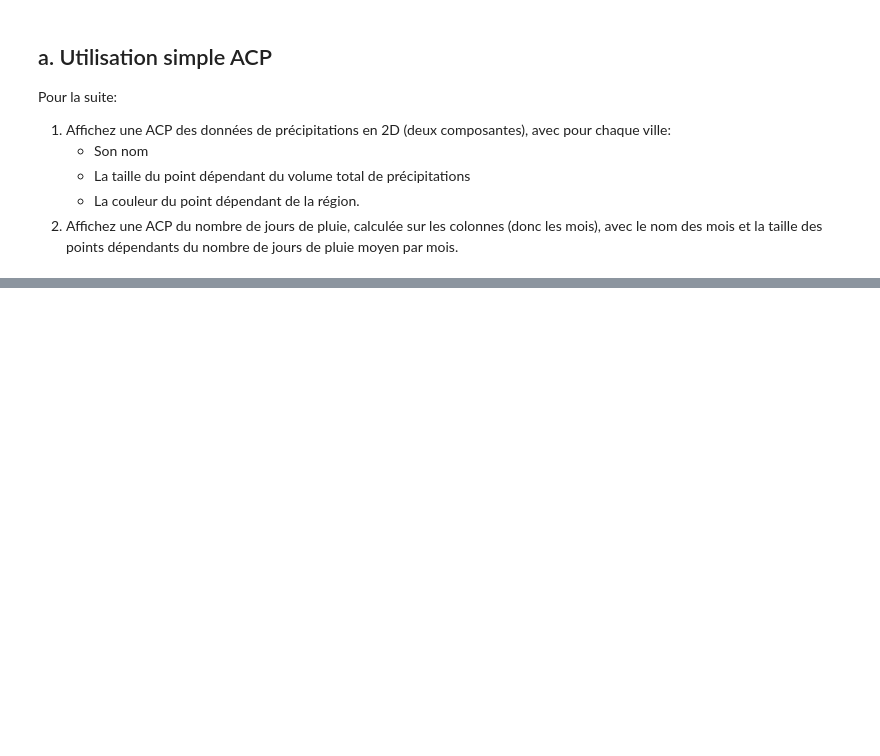
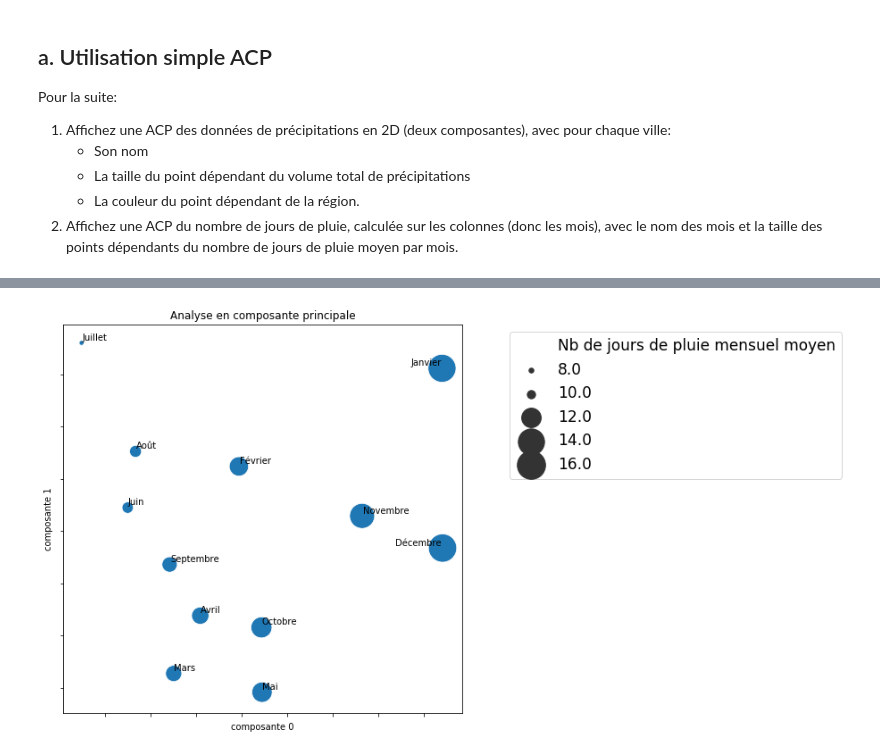
Before and after one commit to campusplage/compte-rendus-brun-franc, a Jupyter notebook: TP2_sklearn.ipynb, the cells around one changed output, grey strips where cells are left out. Cells and saved outputs as stored; diff of their text form; code cells hidden in the pictures; blank space fills up the shorter version.

```diff
--- a/TP2_sklearn.ipynb
+++ b/TP2_sklearn.ipynb
@@ -390,0 +519,23 @@ Pour la suite:
+# %%
+# Réalisons un affichage de nuage de points, où chaque donnée (mois) va apparaître
+g = sns.scatterplot(x='composante 0',
+                y='composante 1',
+                size='Nb de jours de pluie mensuel moyen',
+                sizes=(30,1000),
+                data=data_pca)
+
+# on agrandit la figure, on annote...
+g.figure.set_size_inches(8,8)
+ax = plt.gca()
+texts = []
+for i, (text_x,text_y) in enumerate(data_pca.iloc[:,:2].to_numpy()):
+  texts.append(ax.annotate(data_pca.index[i], (text_x,text_y)))
+adjust_text(texts)
+
+## on supprime les informations sur les axes, on rajoute un titre et une légende
+plt.gca().set_yticklabels([])
+plt.gca().set_xticklabels([])
+plt.title('Analyse en composante principale');
+plt.gca().legend(prop={'size': 17}, bbox_to_anchor=(1.1, 1.0));
+# %% [output]
+[figure, added]
```
Also changed, not shown: parts of 7 cells of this notebook.
